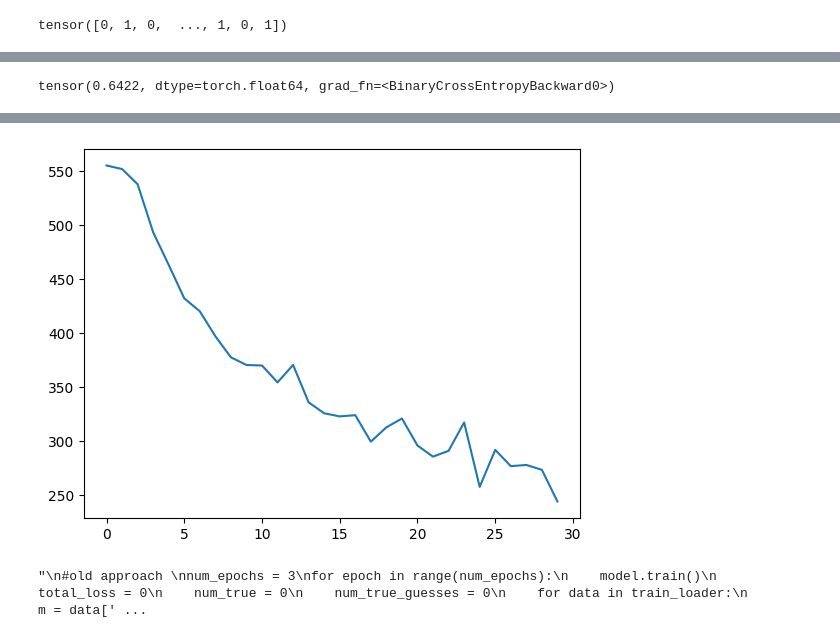
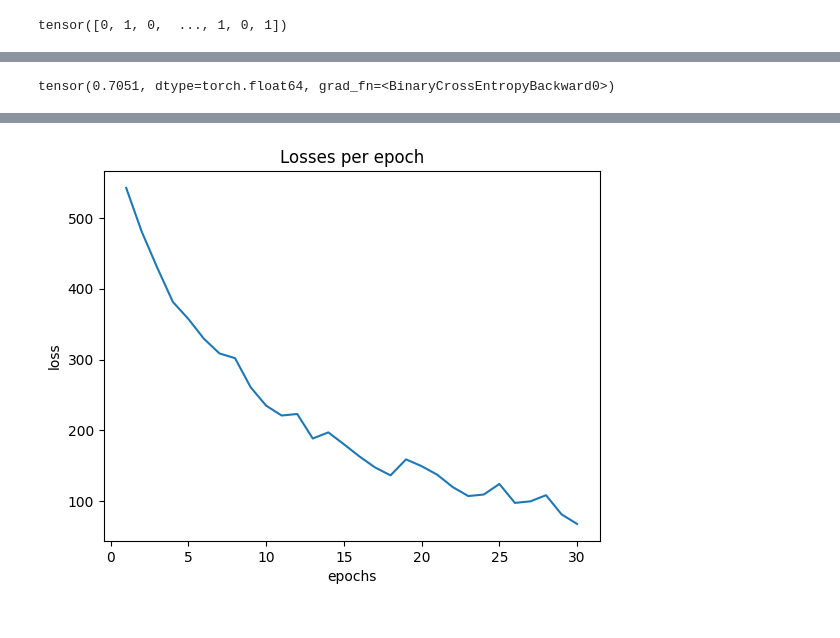
Before and after one commit to AndrewCheng02/DSC180B-Capstone-ProjectA09, a Jupyter notebook: Notebooks/Application/GNN.ipynb, the cells around one changed output, grey strips where cells are left out. Drawn from its saved outputs; the diff is of its cells as text; code cells hidden in the pictures.

```diff
--- a/Notebooks/Application/GNN.ipynb
+++ b/Notebooks/Application/GNN.ipynb
@@ -197,7 +202,8 @@ class GCN(nn.Module):
         x = torch.sigmoid(x)
         return x
 # %%
-model = GCN()
+hidden_dimmension = 150
+model = GCN(hidden_dimmension)
 print(model)
 # %% [output]
 GCN(
@@ -218,9 +223,9 @@ print(next(test))
 # %%
 ah = model(next(test))
 # %%
-criterion(ah.double(),torch.tensor([0]).double())
+criterion(ah.double(),torch.tensor([1]).double())
 # %% [output]
-tensor(0.6422, dtype=torch.float64, grad_fn=<BinaryCrossEntropyBackward0>)
+tensor(0.7051, dtype=torch.float64, grad_fn=<BinaryCrossEntropyBackward0>)
 # %%
 def train(model, data_loader, device, loss_fn, optimizer):
     model.train()
@@ -244,10 +249,11 @@ def train(model, data_loader, device, loss_fn, optimizer):
             num_true_guesses += 1
     return total_loss, num_true, num_true_guesses
 
-def eval(model, loader, device):
+def eval(model, loader, device, loss_fn):
     model.eval()
     cor = 0
     tot = 0
+    total_loss = 0
     for d in loader:
         with torch.no_grad():
             out = model(d)
@@ -255,32 +261,40 @@ def eval(model, loader, device):
         y = d['label'][0]
         cor += (pred == y).sum()
         tot += pred.shape[0]
-    return cor/tot
+        total_loss += loss_fn(out.squeeze().float(), y.float())
+    return cor/tot, total_loss
 # %%
 device = torch.device("cuda" if torch.cuda.is_available() else "cpu")
+hidden_dimmension = 30
+model = GCN(hidden_dimmension).to(device)
 
-model = GCN().to(device)
-
-optimizer = torch.optim.Adam(model.parameters(), lr=0.003)
+optimizer = torch.optim.Adam(model.parameters(), lr=0.001)
 criterion = nn.BCELoss()
 losses = []
+avg_losses = []
+avg_val_losses = []
 
 num_epochs = 30
 for epoch in range(num_epochs):
     loss, num_true, num_true_guesses = train(model, train_loader, device, criterion, optimizer)
-    train_results = eval(model, train_loader, device)
-    val_results = eval(model, val_loader, device)
+    train_results, train_loss = eval(model, train_loader, device, criterion)
+    val_results, val_loss = eval(model, val_loader, device, criterion)
     losses.append(loss)
     avg_loss = loss / len(train_loader)
+    avg_losses.append(avg_loss)
+    avg_val_loss = val_loss/len(val_loader)
+    avg_val_losses.append(avg_val_loss)
     print(f'Epoch: {epoch + 1}/{num_epochs}, '
-          f'Loss: {loss}, '
+          f'Loss: {loss:.3f}, '
           f'Avg Loss: {avg_loss:.3f}, '
           f'Train: {100 * train_results:.2f}%, '
           f'Validation: {100 * val_results:.2f}%, '
-          f'Num Correct: {num_true}, '
-          f'Num True: {num_true_guesses} ')
+          f'Val Loss: {val_loss:.3f}, '
+          f'Train Eval Loss: {train_loss:.3f}')
 
-
-plt.plot(losses)
+e = np.arange(1,num_epochs+1)
+fig, ax = plt.subplots()
+ax.plot(e,losses)
+ax.set(xlabel='epochs', ylabel='loss', title='Losses per epoch')
 plt.show()
 # %% [output]
@@ -304,30 +318 @@ Epoch: 30/30, Loss: 243.8098403736658, Avg Loss: 0.304, Train: 68.58%, Validatio
-[figure, old version]
+[figure, new version]
-# %%
-"""
-#old approach
-num_epochs = 3
-for epoch in range(num_epochs):
-    model.train()
-    total_loss = 0
-    num_true = 0
-    num_true_guesses = 0
-    for data in train_loader:
-        m = data['graph'][0]
-        label = data['label'][0]
-        optimizer.zero_grad()
-        out = model(data).squeeze()
-        loss = criterion(out.double(), label.double())
-        loss.backward()
-        optimizer.step()
-        total_loss += loss.item()
-        if out.double() == label.double():
-            num_true += 1
-        if out.double() == 1:
-            num_true_guesses += 1
-
-    accuracy = 100 * num_true / len(train_loader)
-    average_loss = total_loss / len(train_loader)
-    print(f'Epoch {epoch + 1}/{num_epochs}, Loss: {average_loss:.8f}, Training Accuracy: {accuracy:.8f}%, num_true: {num_true}, true_guesses: {num_true_guesses}')
-"""
-# %% [output]
-"\n#old approach \nnum_epochs = 3\nfor epoch in range(num_epochs):\n    model.train()\n    total_loss = 0\n    num_true = 0\n    num_true_guesses = 0\n    for data in train_loader:\n        m = data[' ...
```
Also changed, not shown: parts of 11 cells of this notebook.
